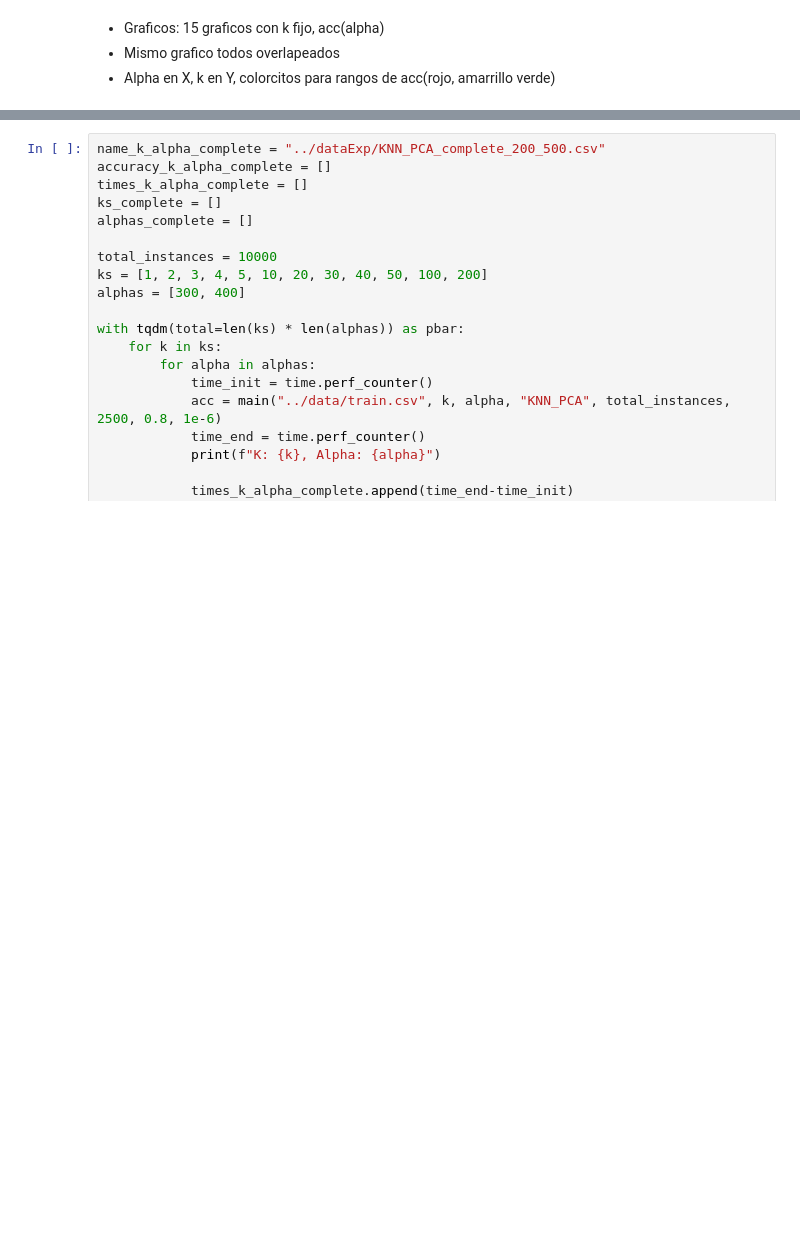
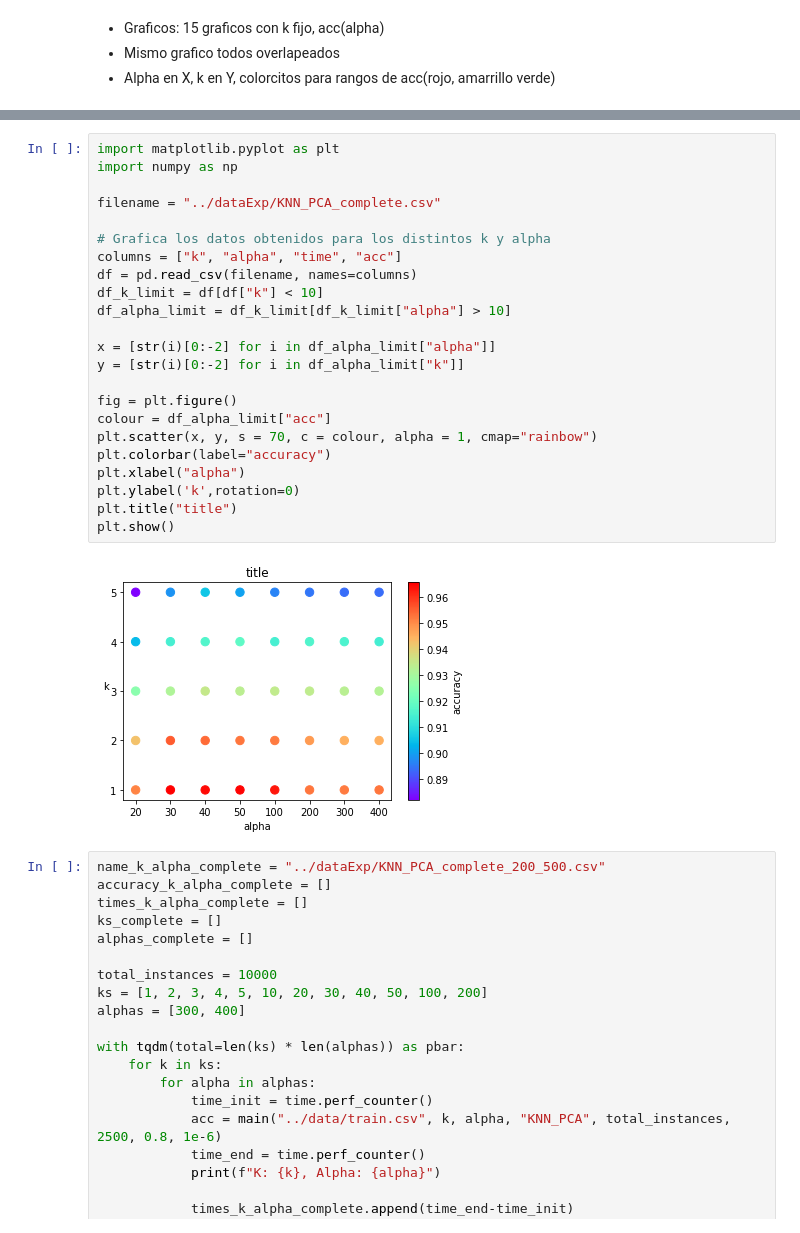
Before and after one commit to ddrenteria/MNtp2, a Jupyter notebook: metnum-tp2-1C2021/tp2-alu/tp2/notebooks/main.ipynb, the cells around one changed output, grey strips where cells are left out. Saved outputs shown, nothing was run; the diff lists cells and outputs as text; blank space fills up the shorter version.

```diff
--- a/metnum-tp2-1C2021/tp2-alu/tp2/notebooks/main.ipynb
+++ b/metnum-tp2-1C2021/tp2-alu/tp2/notebooks/main.ipynb
@@ -438,3 +442,28 @@ plot_scatter(name_k_alpha_complete, "Accuracy para distintos valores de k y alph
+# %%
+import matplotlib.pyplot as plt
+import numpy as np
+
+filename = "../dataExp/KNN_PCA_complete.csv"
+
+# Grafica los datos obtenidos para los distintos k y alpha
+columns = ["k", "alpha", "time", "acc"]
+df = pd.read_csv(filename, names=columns)
+df_k_limit = df[df["k"] < 10]
+df_alpha_limit = df_k_limit[df_k_limit["alpha"] > 10]
+
+x = [str(i)[0:-2] for i in df_alpha_limit["alpha"]]
+y = [str(i)[0:-2] for i in df_alpha_limit["k"]]
+
+fig = plt.figure()
+colour = df_alpha_limit["acc"]
+plt.scatter(x, y, s = 70, c = colour, alpha = 1, cmap="rainbow")
+plt.colorbar(label="accuracy")
+plt.xlabel("alpha")
+plt.ylabel('k',rotation=0)
+plt.title("title")
+plt.show()
+# %% [output]
+[figure, added]
 # %%
 name_k_alpha_complete = "../dataExp/KNN_PCA_complete_200_500.csv"
 accuracy_k_alpha_complete = []
```
Also changed, not shown: parts of 7 cells of this notebook, 4 other files.
